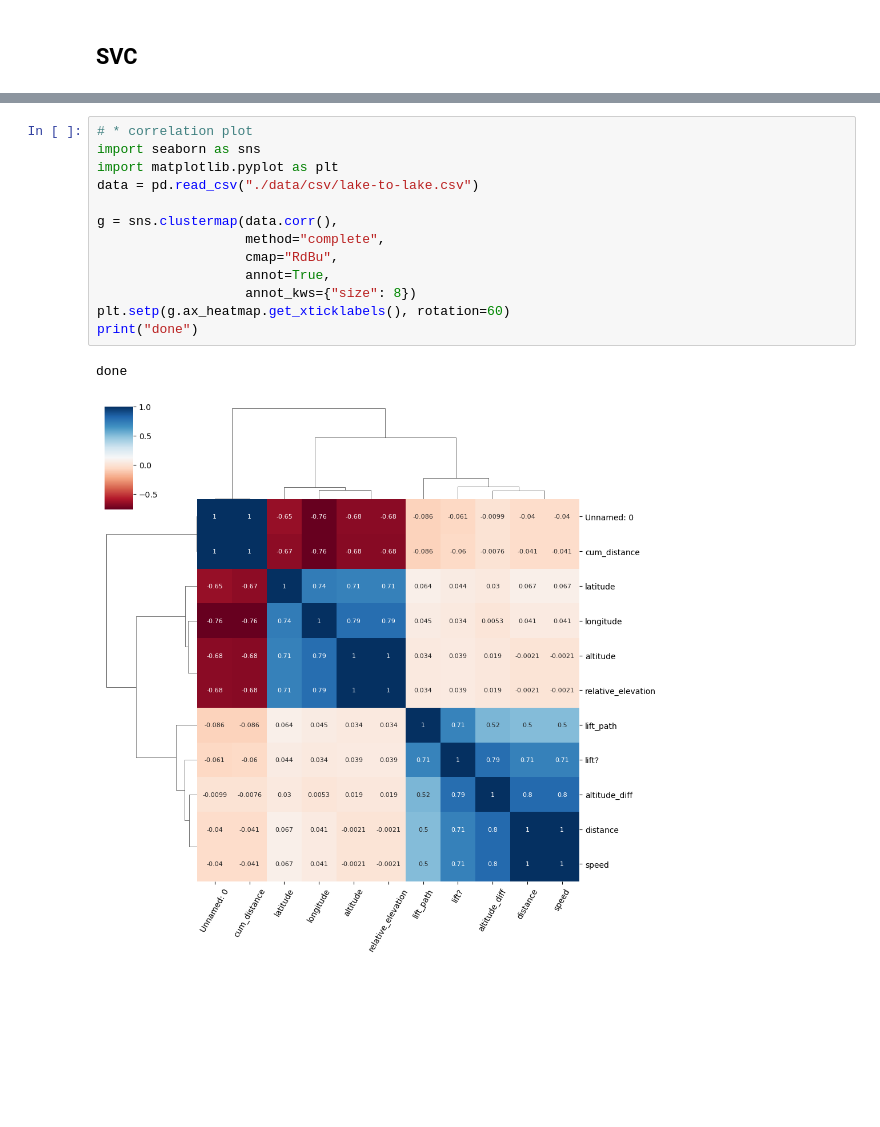
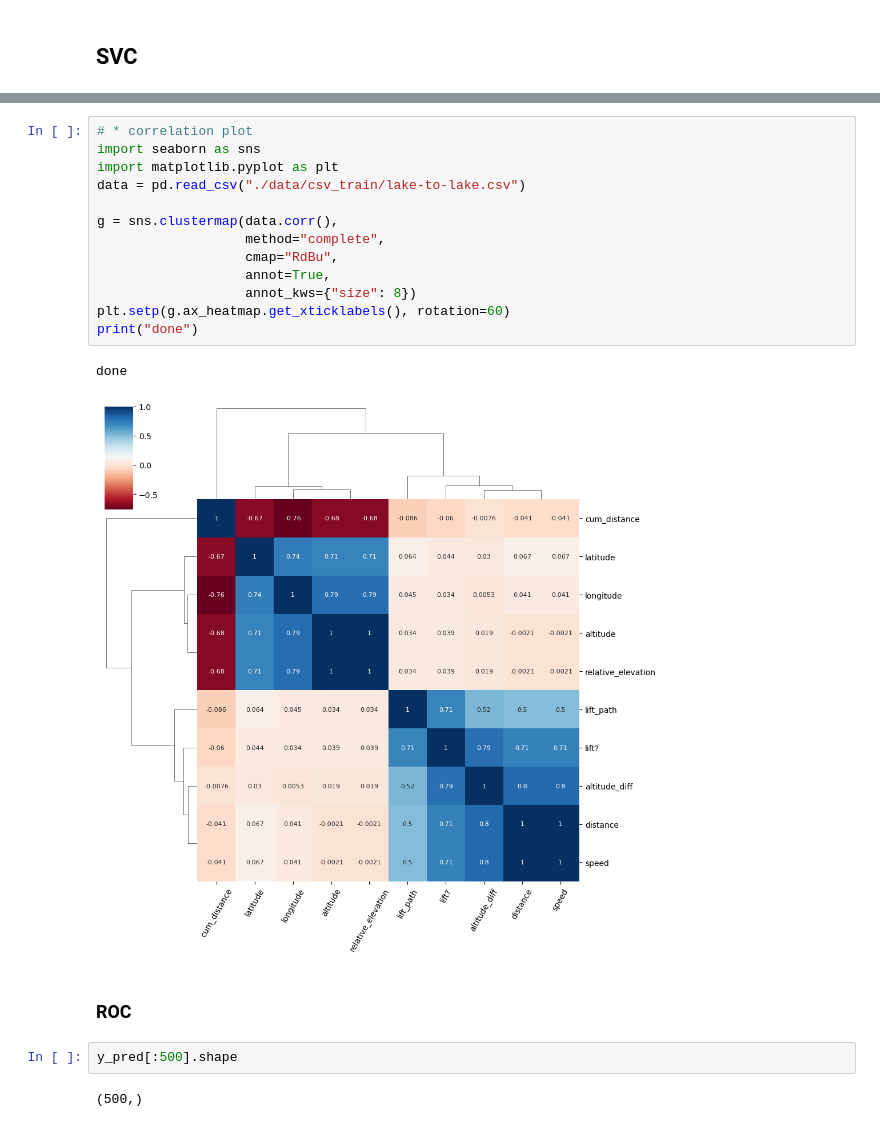
Before and after one commit to nimakarimi97/my-thesis-MSc, a Jupyter notebook: project/Implement_ML.ipynb, the cells around one changed output, grey strips where cells are left out. Cells and saved outputs as stored; diff of their text form; blank space fills up the shorter version.

```diff
--- a/project/Implement_ML.ipynb
+++ b/project/Implement_ML.ipynb
@@ -312,16 +303,22 @@ data.columns
 # %%
 # * correlation plot
 import seaborn as sns
 import matplotlib.pyplot as plt
-data = pd.read_csv("./data/csv/lake-to-lake.csv")
+data = pd.read_csv("./data/csv_train/lake-to-lake.csv")
 
 g = sns.clustermap(data.corr(),
                    method="complete",
                    cmap="RdBu",
                    annot=True,
                    annot_kws={"size": 8})
 plt.setp(g.ax_heatmap.get_xticklabels(), rotation=60)
 print("done")
 # %% [output]
 done
-[figure, old version]
+[figure, new version]
+# %% [markdown]
+### ROC
+# %%
+y_pred[:500].shape
+# %% [output]
+(500,)
```
Also changed, not shown: parts of 6 cells of this notebook.
